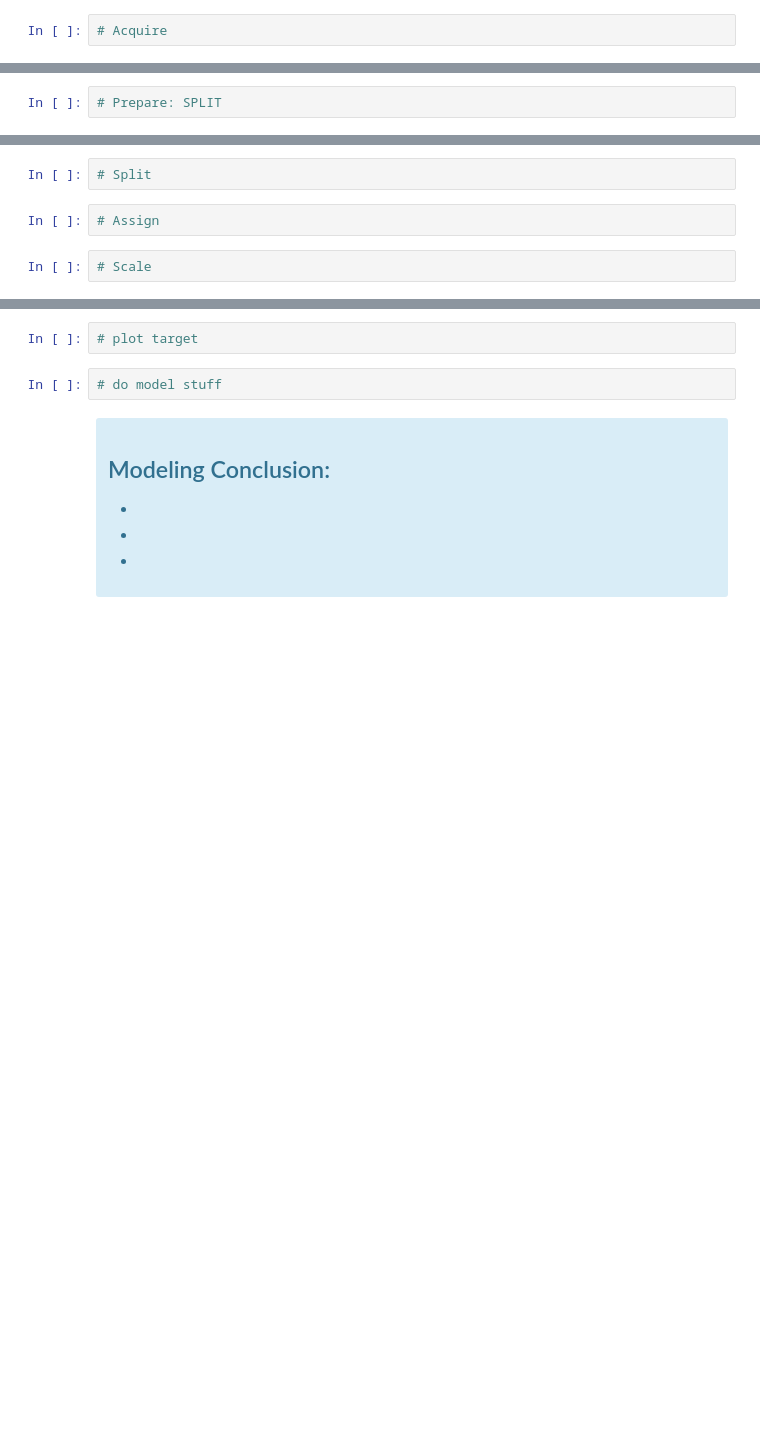
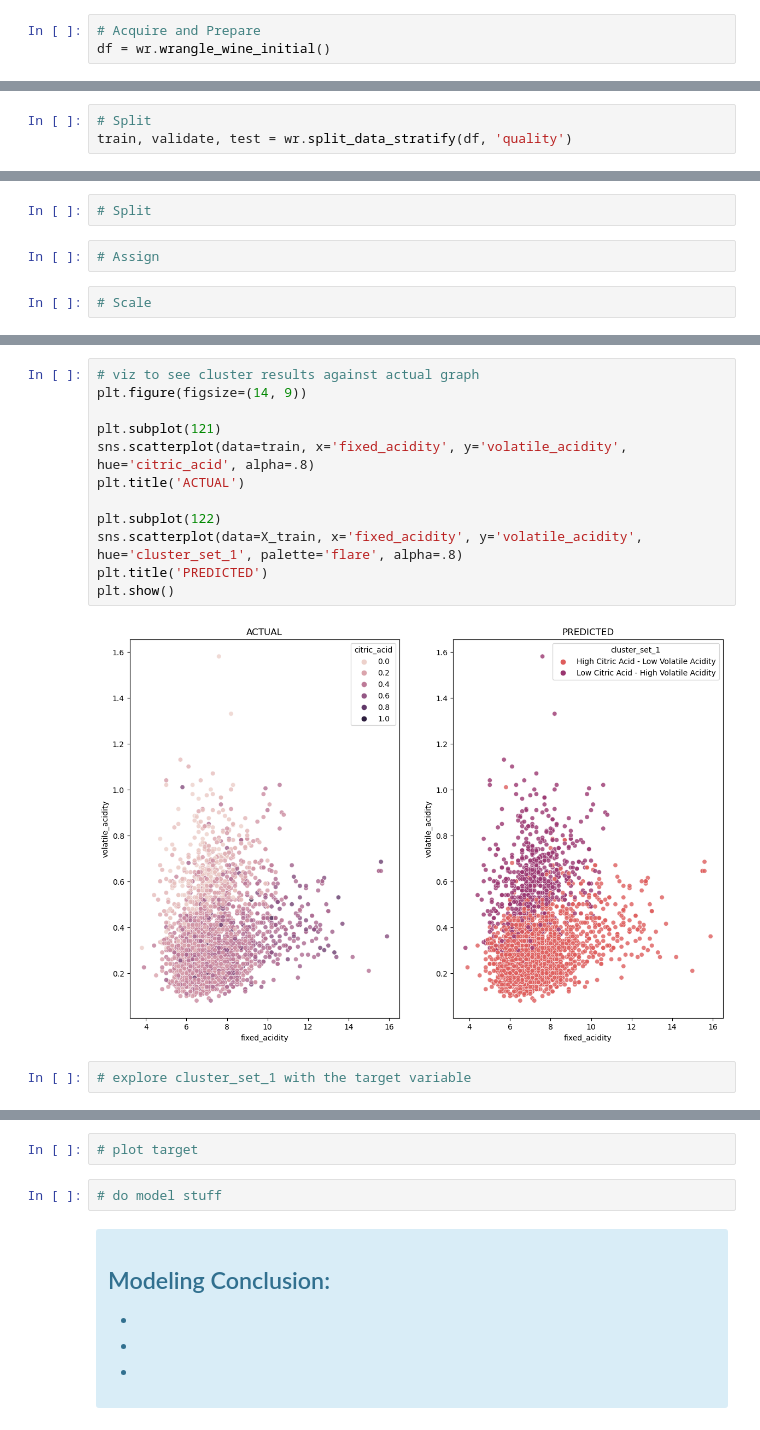
Before and after one commit to OKPTaylor/wine-quality-predictor, a Jupyter notebook: final_report.ipynb, the cells around one changed output, grey strips where cells are left out. Cells and saved outputs as stored; diff of their text form; blank space fills up the shorter version.

```diff
--- a/final_report.ipynb
+++ b/final_report.ipynb
@@ -79,2 +84,3 @@ warnings.filterwarnings("ignore")
 # %%
-# Acquire
+# Acquire and Prepare
+df = wr.wrangle_wine_initial()
@@ -83,5 +90,6 @@ warnings.filterwarnings("ignore")
 # %%
-# Prepare: SPLIT
+# Split
+train, validate, test = wr.split_data_stratify(df, 'quality')
 # %% [markdown]
 <div class="alert alert-block alert-info">
 
@@ -186,0 +331,16 @@ $H_a$:
+# %%
+# viz to see cluster results against actual graph
+plt.figure(figsize=(14, 9))
+
+plt.subplot(121)
+sns.scatterplot(data=train, x='fixed_acidity', y='volatile_acidity', hue='citric_acid', alpha=.8)
+plt.title('ACTUAL')
+
+plt.subplot(122)
+sns.scatterplot(data=X_train, x='fixed_acidity', y='volatile_acidity', hue='cluster_set_1', palette='flare', alpha=.8)
+plt.title('PREDICTED')
+plt.show()
+# %% [output]
+[figure, added]
+# %%
+# explore cluster_set_1 with the target variable
```
Also changed, not shown: parts of 50 cells of this notebook.
